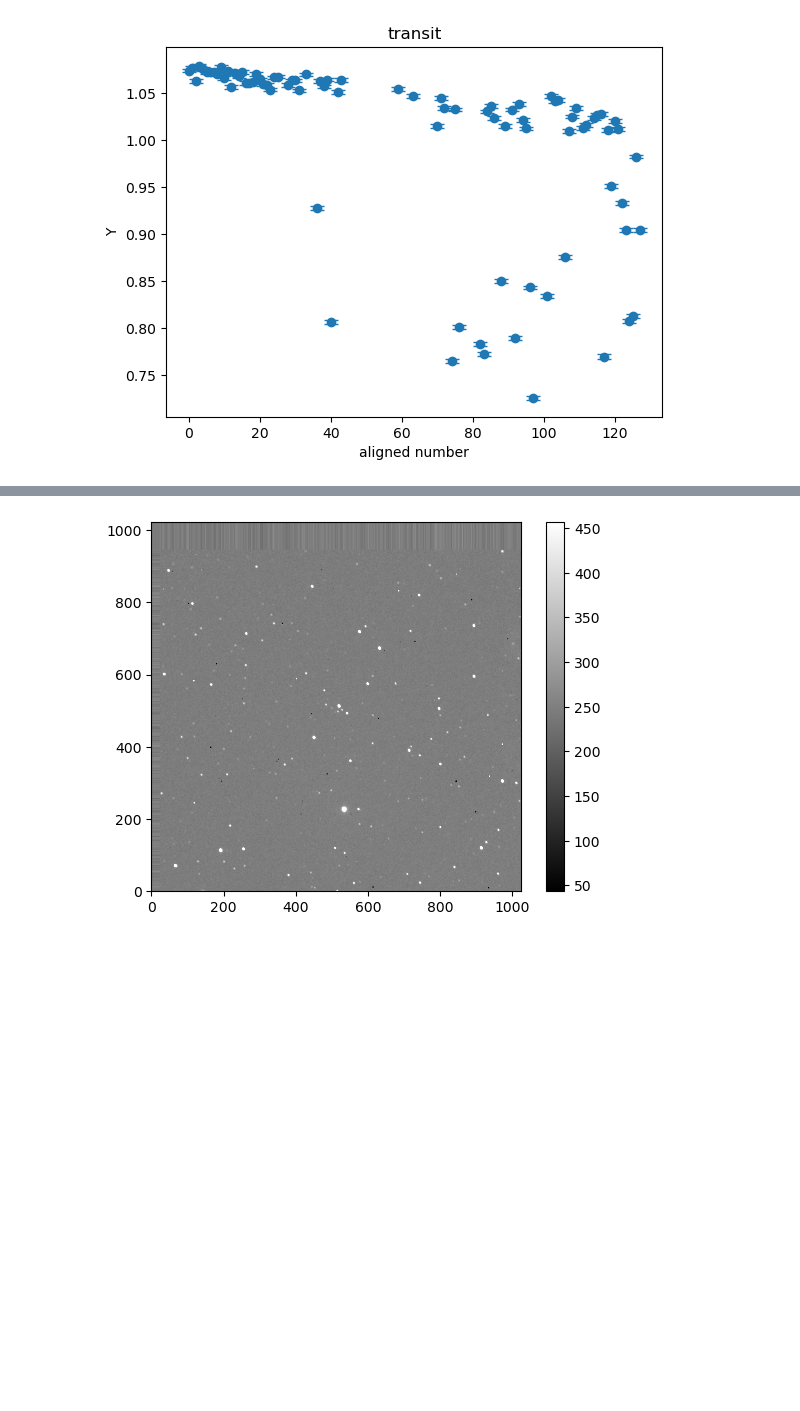
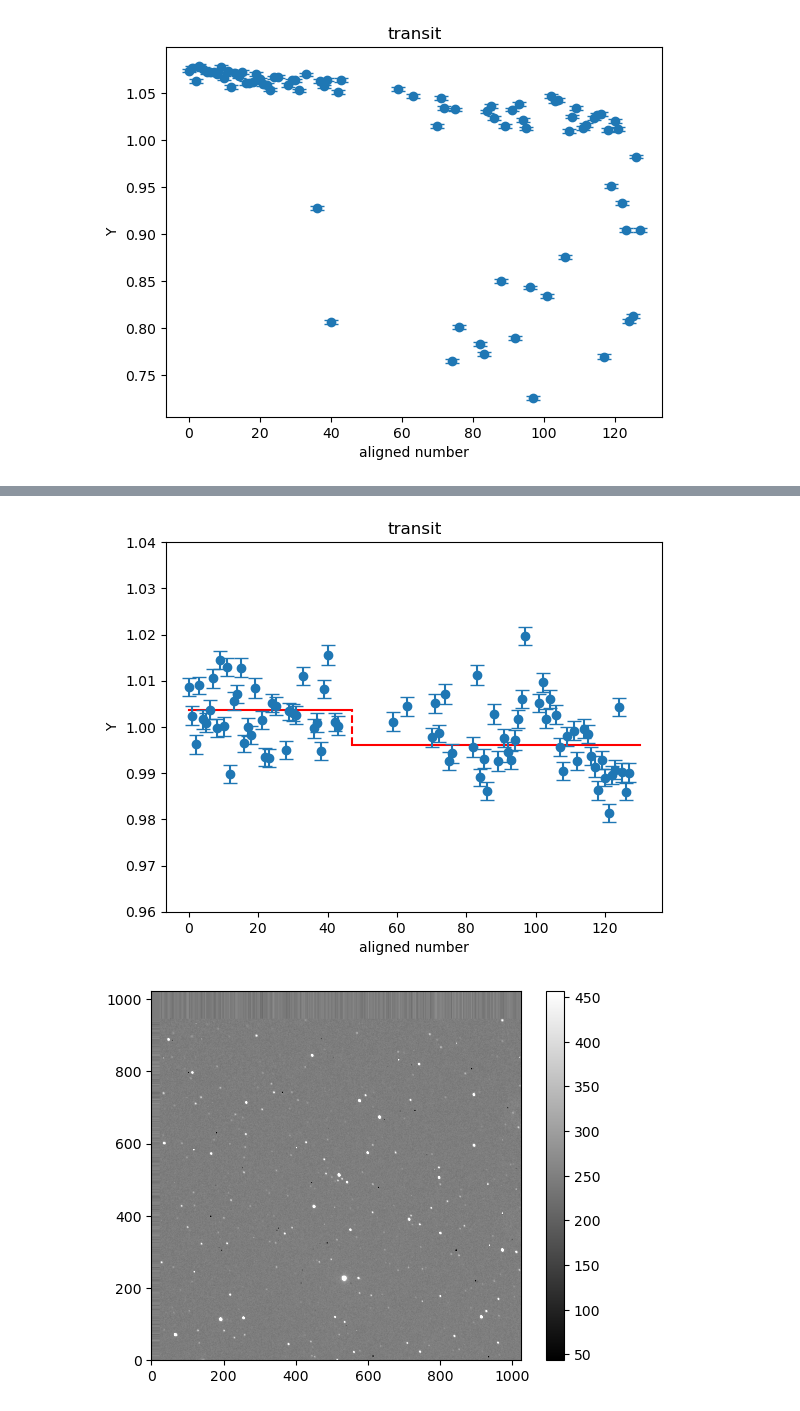
Before and after one commit to Zhengjingyi0823/AST443-Group5, a Jupyter notebook: AST443_Lab2.ipynb, the cells around one changed output, grey strips where cells are left out. Saved outputs shown, nothing was run; the diff lists cells and outputs as text; code cells hidden in the pictures; blank space fills up the shorter version.

```diff
--- a/AST443_Lab2.ipynb
+++ b/AST443_Lab2.ipynb
@@ -752,3 +892,27 @@ plt.show()
+# %%
+x = aligned_number
+y = r
+
+meanx1 = np.linspace(0, 47, 500)
+meanx2 = np.linspace(47, 130, 500)
+
+meany1 = np.full_like(meanx1, mean1)
+meany2 = np.full_like(meanx2, mean2)
+
+plt.plot(meanx1, meany1, label="before transit", color='red')
+plt.plot(meanx2, meany2, label="during transit", color='red')
+plt.vlines(x=47, ymin=mean2, ymax=mean1, color='red', linestyle='--')
+
+#plt.scatter(x, y)
+plt.errorbar(x, y, yerr=delta_ref, fmt='o', capsize=5)
+plt.ylim(0.96,1.04)
+plt.xlabel('aligned number')
+plt.ylabel('Y')
+plt.title('transit')
+
+plt.show()
+# %% [output]
+[figure, added]
 # %%
 def align_images(images, star_coords, center_coords):
     aligned_images = []
```
Also changed, not shown: parts of 20 cells of this notebook.
